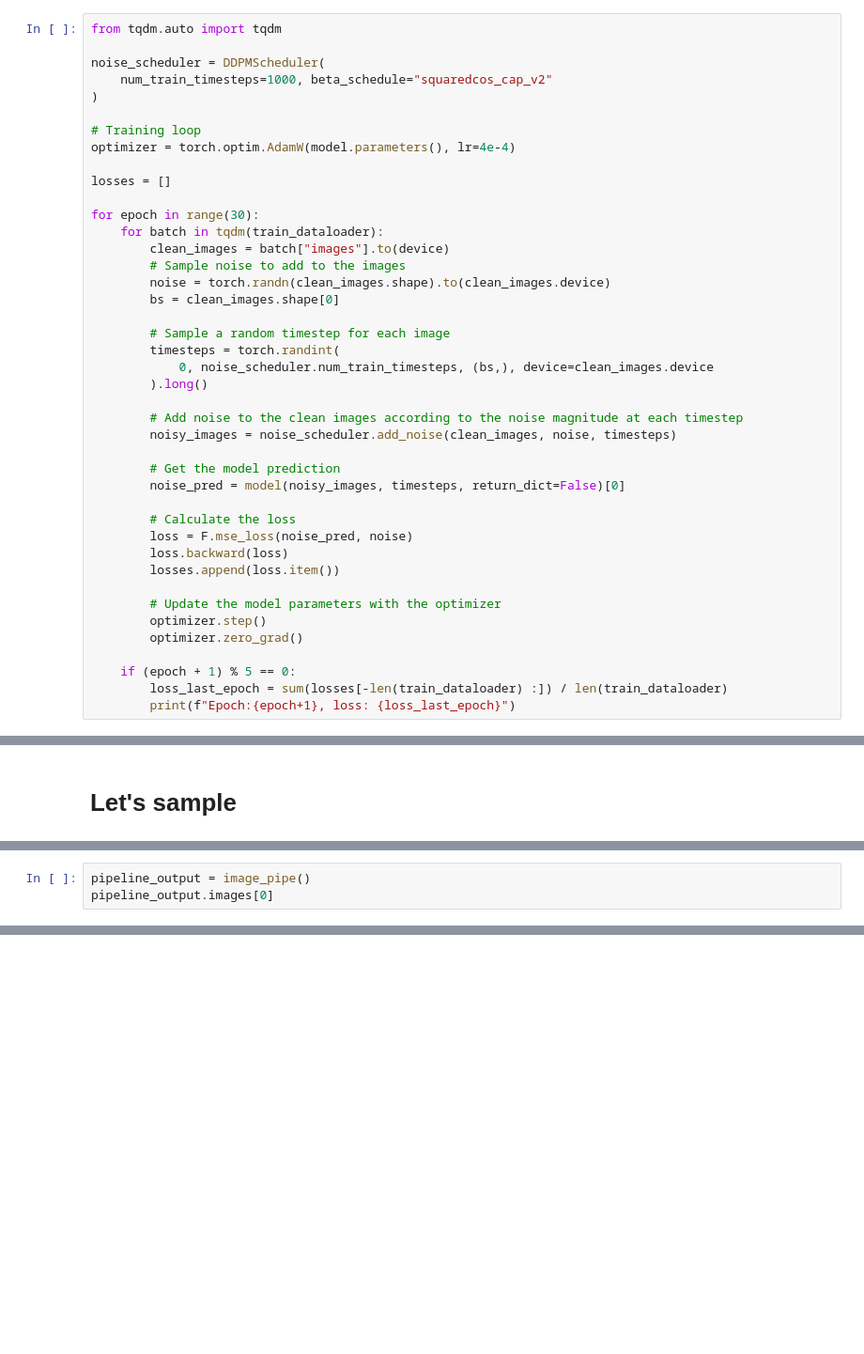
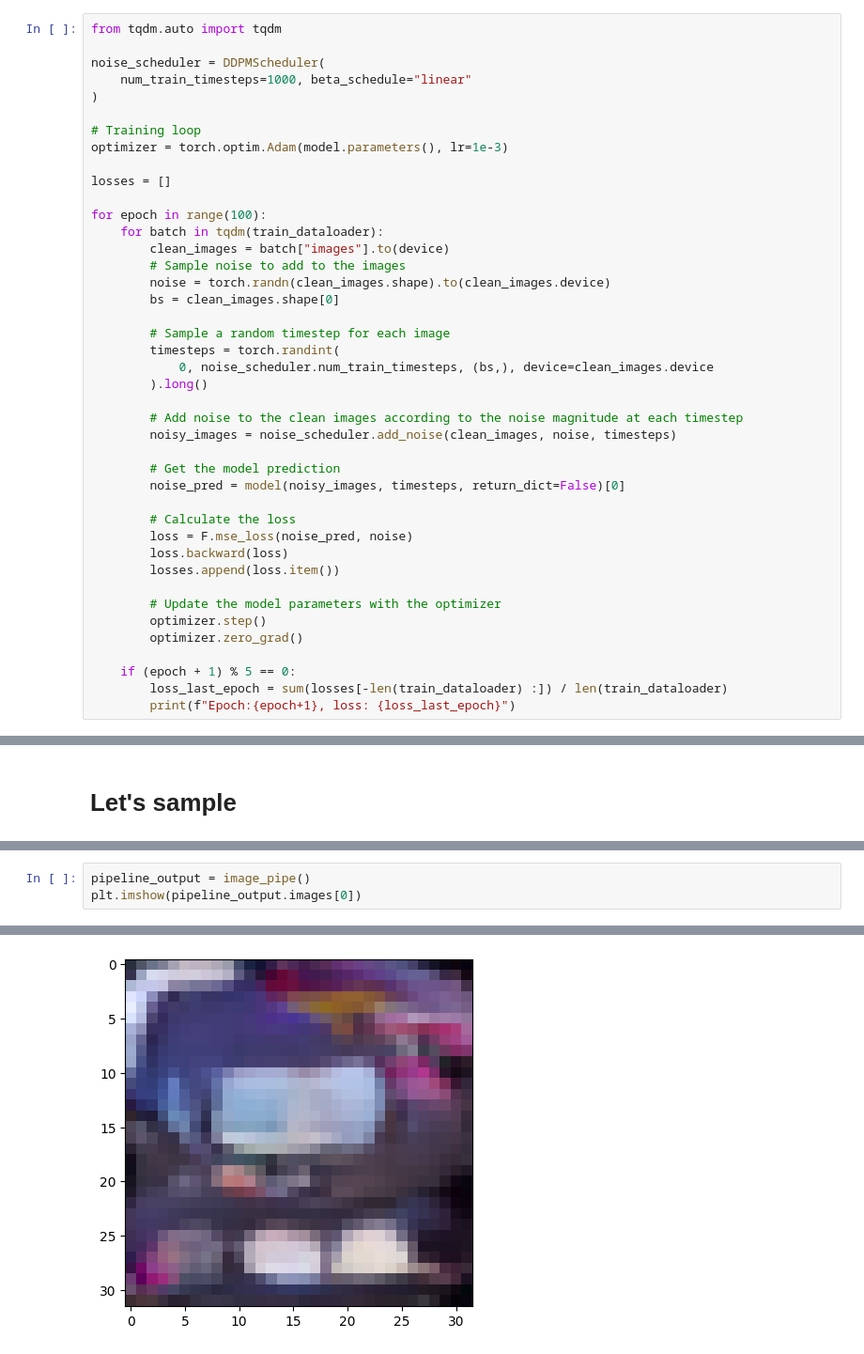
Before and after one commit to leffff/south-park-character-generation, a Jupyter notebook: models/hf_pipelines_diffusion.ipynb, the cells around one changed output, grey strips where cells are left out. Shown at 94% size. Cells and saved outputs as stored; diff of their text form; blank space fills up the shorter version.

Commit message:
HF Diffusion trained

```diff
--- a/models/hf_pipelines_diffusion.ipynb
+++ b/models/hf_pipelines_diffusion.ipynb
@@ -148,15 +149,15 @@ model.to(device);
 from tqdm.auto import tqdm
 
 noise_scheduler = DDPMScheduler(
-    num_train_timesteps=1000, beta_schedule="squaredcos_cap_v2"
+    num_train_timesteps=1000, beta_schedule="linear"
 )
 
 # Training loop
-optimizer = torch.optim.AdamW(model.parameters(), lr=4e-4)
+optimizer = torch.optim.Adam(model.parameters(), lr=1e-3)
 
 losses = []
 
-for epoch in range(30):
+for epoch in range(100):
     for batch in tqdm(train_dataloader):
         clean_images = batch["images"].to(device)
         # Sample noise to add to the images
@@ -194,4 +208,5 @@ from diffusers import DDPMPipeline
 image_pipe = DDPMPipeline(unet=model, scheduler=noise_scheduler)
 # %%
 pipeline_output = image_pipe()
-pipeline_output.images[0]
+plt.imshow(pipeline_output.images[0])
+# %% [output]
@@ -197,0 +214 @@ pipeline_output.images[0]
+[figure, added]
```
Also changed, not shown: parts of 9 cells of this notebook.
